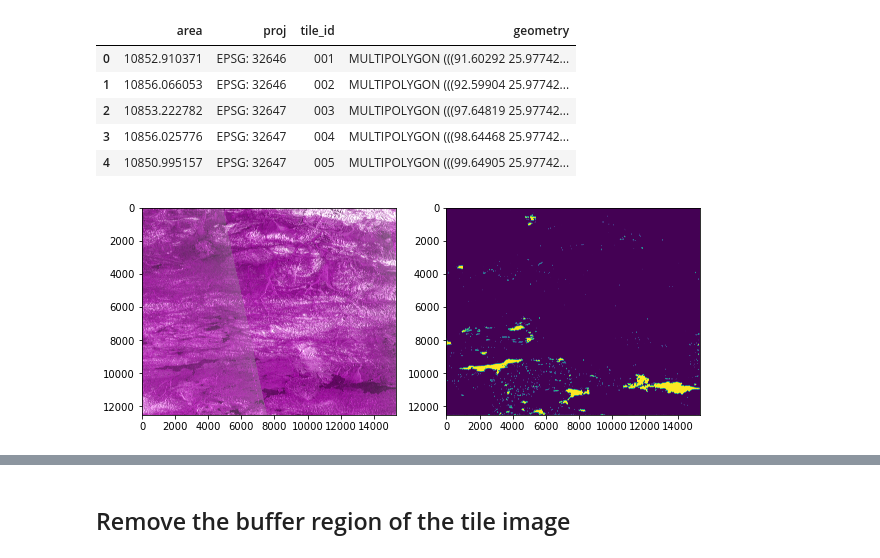
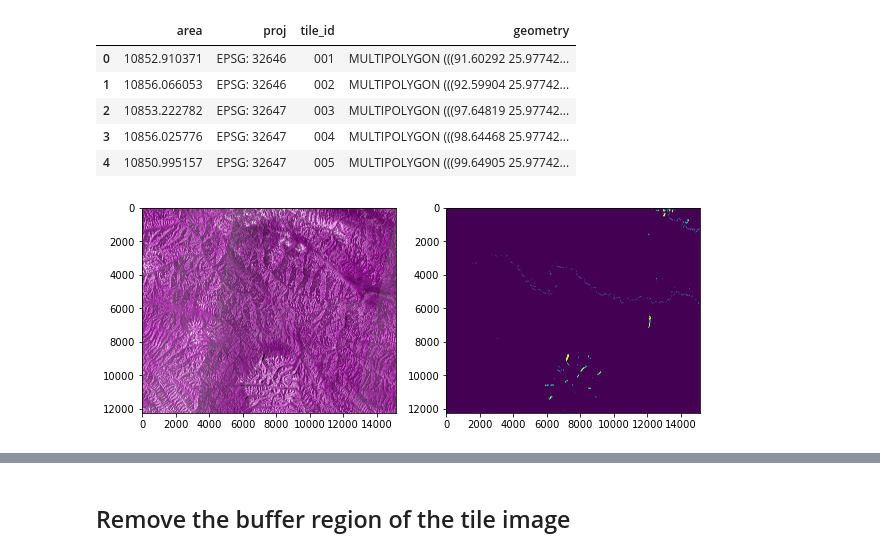
Before and after one commit to xinluo2018/Tibet-Water-2020, a Jupyter notebook: visual/tibet_result.ipynb, the cells around one changed output, grey strips where cells are left out. Drawn from its saved outputs; the diff is of its cells as text; code cells hidden in the pictures.

```diff
--- a/visual/tibet_result.ipynb
+++ b/visual/tibet_result.ipynb
@@ -16 +21,4 @@ from glob import glob
+# %%
+root_code = "/home/yons/Desktop/developer-luo/Monthly-Surface-Water-in-Tibet"
+root_tb_data = '/myDrive/tibet-water'
 # %%
@@ -28,21 +35,23 @@ tiles_gdf.head()
 # %%
 # ## check the prediction water map
 # ## -- data path
-tile_id = '239'
-path_s1_img = config.root_tb_data + '/tibet-202008/s1_ascend/tibet_s1as_202008_tile_' + tile_id + '.tif'
-# path_wat = config.root_tb_data + '/tibet-202008/s1_water_tmp/tibet_s1_202008_tile_' + tile_id + '_water.tif'
-path_wat = config.root_tb_data + '/tibet-202008/s1_water/tibet_s1_202008_tile_' + tile_id + '_water.tif' # luo's computer
+date = '202011'
+tile_id = '175'
+path_s1_img = root_tb_data + '/tibet-'+date+'/s1_descend/tibet_s1des_'+date+'_tile_' + tile_id + '.tif'
+path_wat = root_tb_data + '/tibet-'+date+'/s1_water/tibet_s1_'+date+'_tile_' + tile_id + '_water.tif'
 
 ## -- data read
 s1_img_tile, s1_img_tile_info = readTiff(path_in = path_s1_img)
 s1_tile_wat, s1_tile_wat_info = readTiff(path_in = path_wat)
 ## -- data visualization
 plt.figure(figsize=(10,5))
 ## plot s1 image
 plt.subplot(1,2,1)
 imgShow(s1_img_tile, color_bands=(0,1,0), clip_percent=2)
+# imgShow(s1_img_tile, color_bands=(0,1,0), clip_percent=2, focus_pix=[2000,4000,1000,4000])
 ## plot water map
 plt.subplot(1,2,2)
 imgShow(s1_tile_wat, color_bands=(0,1,0), clip_percent=2)
+# imgShow(s1_tile_wat, color_bands=(0,1,0), clip_percent=2, focus_pix=[2000,4000,1000,4000])
 # %% [output]
-[figure, old version]
+[figure, new version]
```
Also changed, not shown: parts of 18 cells of this notebook, 16 other files.
